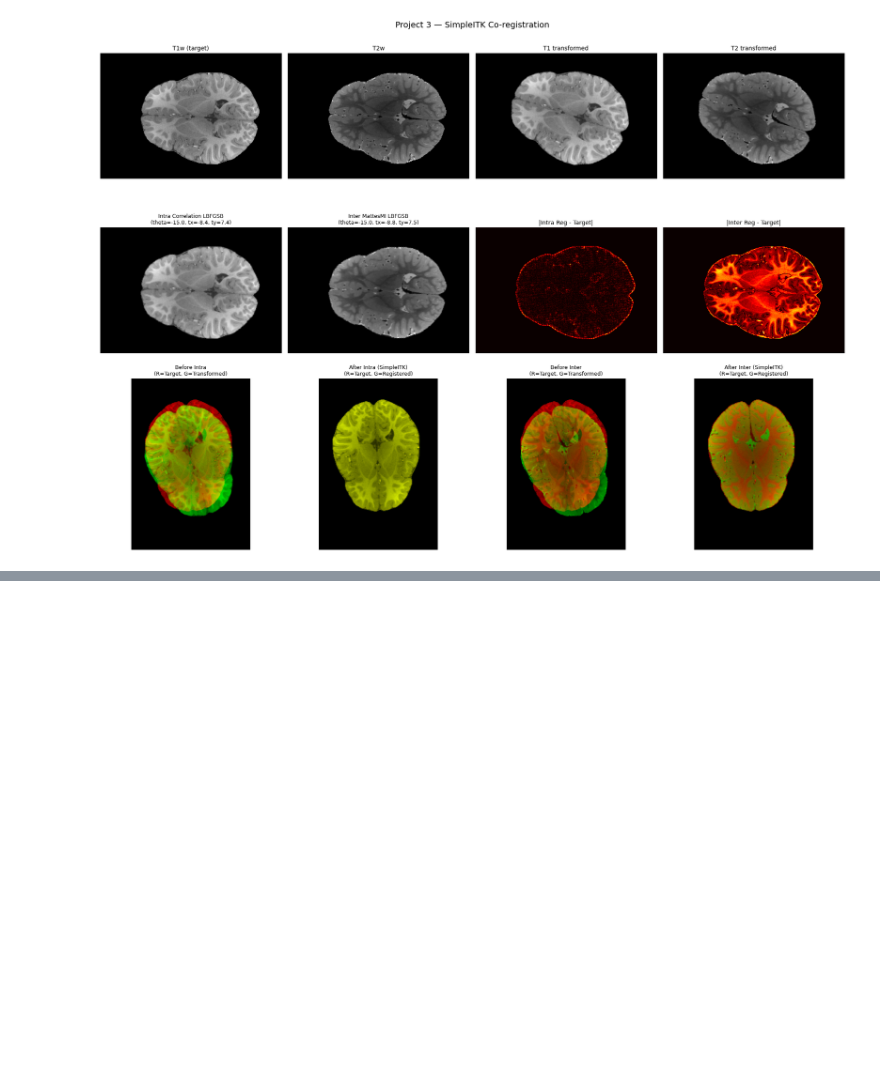
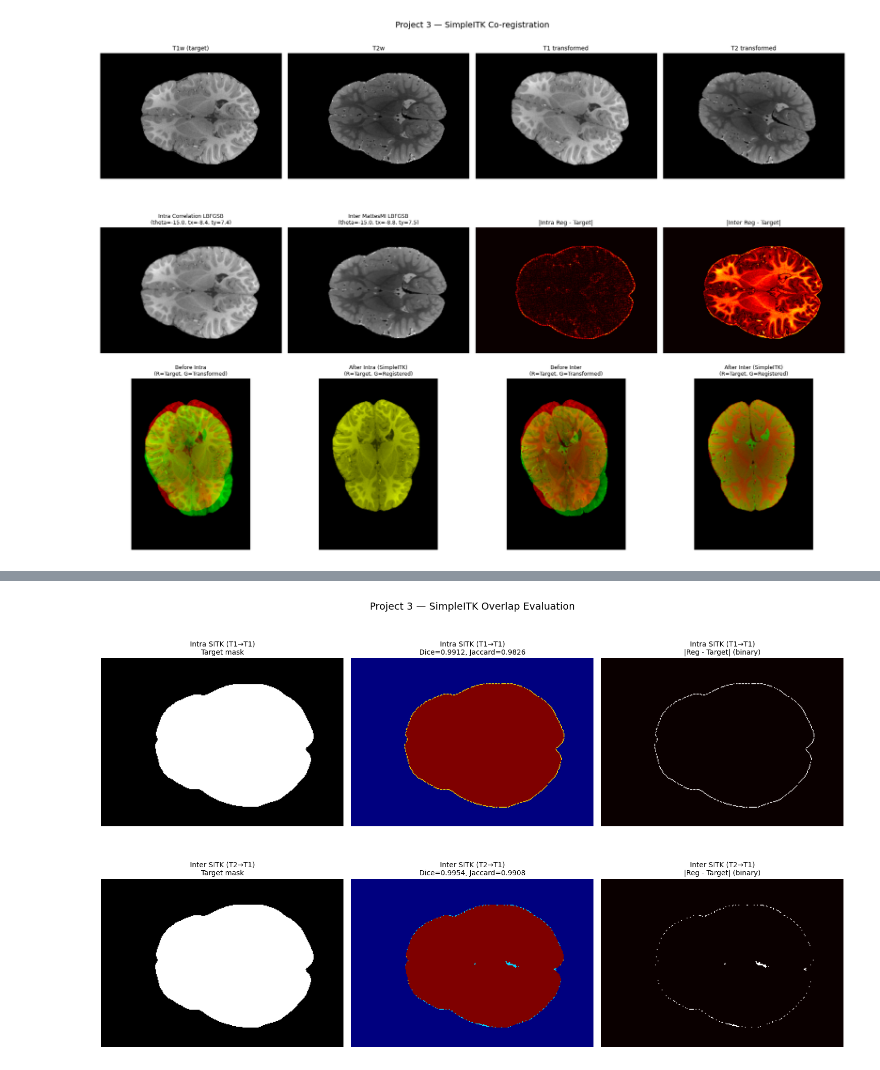
Before and after one commit to Ethereal-26857/DIP_project, a Jupyter notebook: LAB6/LAB6_3230100700_debug.ipynb, the cells around one changed output, grey strips where cells are left out. Saved outputs shown, nothing was run; the diff lists cells and outputs as text; code cells hidden in the pictures; blank space fills up the shorter version.

```diff
--- a/LAB6/LAB6_3230100700_debug.ipynb
+++ b/LAB6/LAB6_3230100700_debug.ipynb
@@ -826,0 +1079,93 @@ plt.tight_layout(); plt.show()
+# %%
+# ============================================================
+# 7. RIU Metric in SimpleITK — Discussion
+# ============================================================
+print('='*65)
+print('RIU METRIC IN SimpleITK')
+print('='*65)
+print("""
+SimpleITK does NOT provide a built-in RIU (Ratio Image Uniformity) metric.
+
+Reasons:
+  - RIU is defined as 1 - σ(ratio) / μ(|ratio|), where ratio = I₁(x)/I₂(x).
+    It is uncommon in medical image registration literature.
+  - SimpleITK's built-in metrics are: MeanSquares, Correlation,
+    MattesMutualInformation, JointHistogramMutualInformation,
+    Demons, ANTSNeighborhoodCorrelation.
+  - Implementing RIU via sitk.ImageMetric custom callback is technically
+    possible but the overhead makes it impractical for gradient-based
+    optimization.
+
+Mapping to Project 2 metrics:
+  Project 2       SimpleITK Equivalent
+  ─────────       ────────────────────
+  SSD             → MeanSquares
+  CC              → Correlation
+  RIU             → (not available)
+  MI              → MattesMI / JointHistogramMI
+
+For inter-modality registration, MattesMI is the recommended choice.
+""")
+
+# ============================================================
+# 8. Project 3 Overlap Evaluation (Dice & Jaccard for SimpleITK)
+# ============================================================
+t1_reg_s_bin  = binarize(t1_reg_s)
+t2_reg_s_bin  = binarize(t2_reg_s)
+t1_s_tran_bin = binarize(t1_s_trans)
+t2_s_tran_bin = binarize(t2_s_trans)
+
+print('='*80)
+print('PROJECT 3 — OVERLAP EVALUATION (SimpleITK Results)')
+print('='*80)
+print(f"{'Comparison':<42} {'Dice':>10} {'Jaccard':>10}")
+print('-'*64)
+
+# Intra SimpleITK
+d_s_before_i = dice_coefficient(t1_bin, t1_s_tran_bin)
+j_s_before_i = jaccard_index(t1_bin, t1_s_tran_bin)
+d_s_after_i  = dice_coefficient(t1_bin, t1_reg_s_bin)
+j_s_after_i  = jaccard_index(t1_bin, t1_reg_s_bin)
+print(f"{'Intra SITK (T1->T1) BEFORE':<42} {d_s_before_i:>10.4f} {j_s_before_i:>10.4f}")
+print(f"{'Intra SITK (T1->T1) AFTER':<42} {d_s_after_i:>10.4f} {j_s_after_i:>10.4f}")
+
+# Inter SimpleITK
+d_s_before_e = dice_coefficient(t1_bin, t2_s_tran_bin)
+j_s_before_e = jaccard_index(t1_bin, t2_s_tran_bin)
+d_s_after_e  = dice_coefficient(t1_bin, t2_reg_s_bin)
+j_s_after_e  = jaccard_index(t1_bin, t2_reg_s_bin)
+print(f"{'Inter SITK (T2->T1) BEFORE':<42} {d_s_before_e:>10.4f} {j_s_before_e:>10.4f}")
+print(f"{'Inter SITK (T2->T1) AFTER':<42} {d_s_after_e:>10.4f} {j_s_after_e:>10.4f}")
+
+# ---- Cross-method comparison: SGD vs SimpleITK ----
+print(f'\n{"="*80}')
+print('OVERLAP COMPARISON — SGD (Project 2) vs SimpleITK (Project 3)')
+print(f'{"="*80}')
+print(f"{'Method':<42} {'Intra Dice':>12} {'Inter Dice':>12}")
+print('-'*68)
+print(f"{'SGD — Steepest Descent (SSD)':<42} {d_after_i:>12.4f} {d_after_e:>12.4f}")
+print(f"{'SimpleITK — LBFGSB (Corr/MattesMI)':<42} {d_s_after_i:>12.4f} {d_s_after_e:>12.4f}")
+
+# Overlap visualization for Project 3
+fig, axes = plt.subplots(2, 3, figsize=(15, 10))
+for ax_row, label, bin_ref, bin_after, d_a, j_a in [
+    (0, 'Intra SITK (T1→T1)', t1_bin, t1_reg_s_bin, d_s_after_i, j_s_after_i),
+    (1, 'Inter SITK (T2→T1)', t1_bin, t2_reg_s_bin, d_s_after_e, j_s_after_e),
+]:
+    axes[ax_row, 0].imshow(bin_ref.T, cmap='gray', origin='lower')
+    axes[ax_row, 0].set_title(f'{label}\nTarget mask', fontsize=10)
+    axes[ax_row, 0].axis('off')
+
+    axes[ax_row, 1].imshow(bin_ref.T + 2*bin_after.T, cmap='jet',
+                           origin='lower', vmin=0, vmax=3)
+    axes[ax_row, 1].set_title(f'{label}\nDice={d_a:.4f}, Jaccard={j_a:.4f}',
+                              fontsize=10)
+    axes[ax_row, 1].axis('off')
+
+    axes[ax_row, 2].imshow(np.abs(bin_after - bin_ref).T, cmap='hot', origin='lower')
+    axes[ax_row, 2].set_title(f'{label}\n|Reg - Target| (binary)', fontsize=10)
+    axes[ax_row, 2].axis('off')
+
+plt.suptitle('Project 3 — SimpleITK Overlap Evaluation', fontsize=14)
+plt.tight_layout(); plt.show()
+# %% [output]
@@ -826,0 +1189 @@ plt.tight_layout(); plt.show()
+[figure, added]
```
Also changed, not shown: parts of 8 cells of this notebook, 24 other files.
